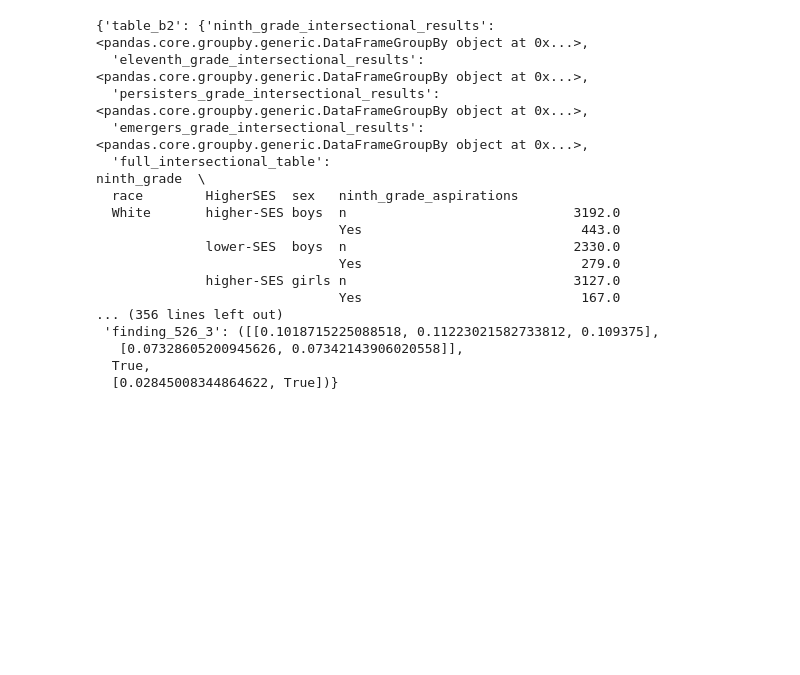
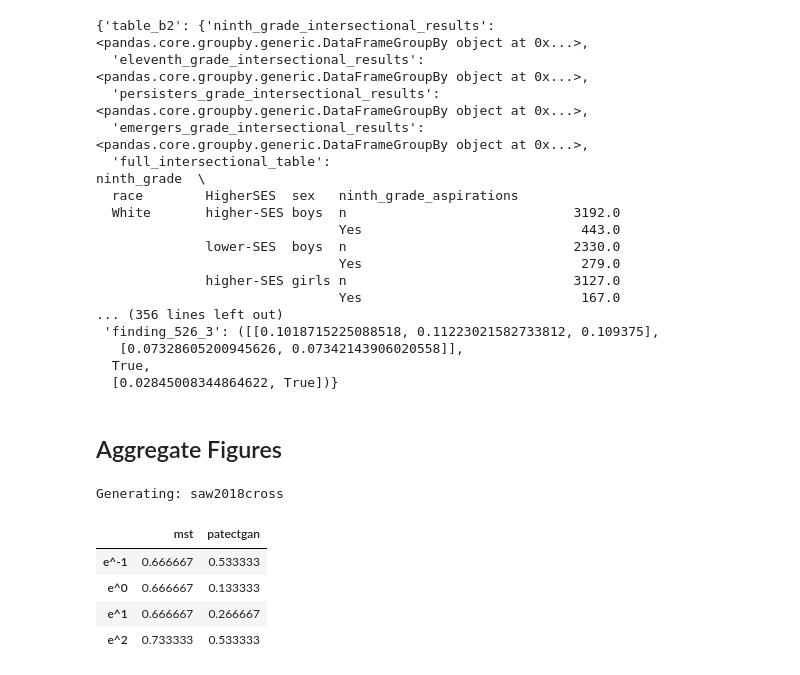
Before and after one commit to DataResponsibly/SynRD, a Jupyter notebook: papers/generate_figures.ipynb, the cells around one changed output. Cells and saved outputs as stored; diff of their text form; code cells hidden in the pictures; blank space fills up the shorter version.

```diff
--- a/papers/generate_figures.ipynb
+++ b/papers/generate_figures.ipynb
@@ -101,3 +101,19 @@ results
    [0.07328605200945626, 0.07342143906020558]],
   True,
   [0.02845008344864622, True])}
+# %% [markdown]
+## Aggregate Figures
+# %%
+from publication_aggregator import PublicationAggregator
+pub_agg = PublicationAggregator([Saw2018Cross])
+real_vs_private_soft = pub_agg.real_vs_private_soft()
+# %% [output]
+Generating: saw2018cross
+# %%
+pd.DataFrame(real_vs_private_soft['saw2018cross']).T
+# %% [output]
+|  | mst | patectgan |
+| e^-1 | 0.666667 | 0.533333 |
+| e^0 | 0.666667 | 0.133333 |
+| e^1 | 0.666667 | 0.266667 |
+| e^2 | 0.733333 | 0.533333 |
```
Also changed, not shown: parts of 1 cell of this notebook, 5 other files.
